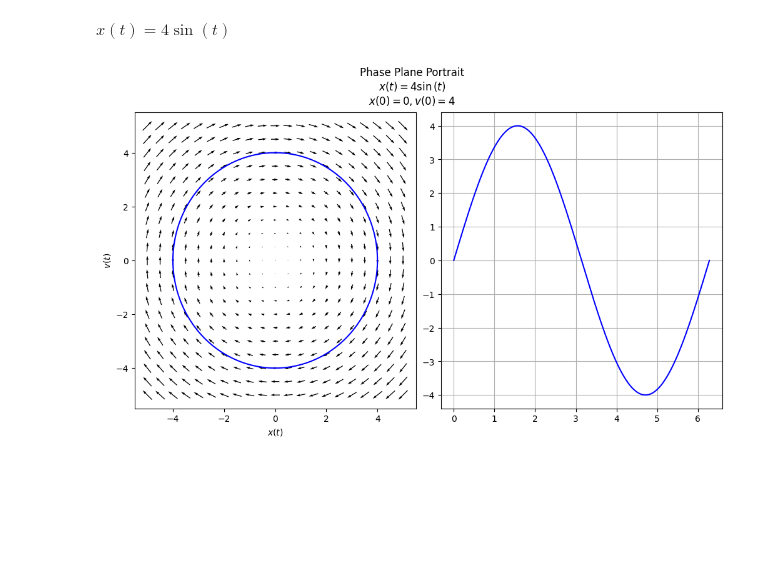
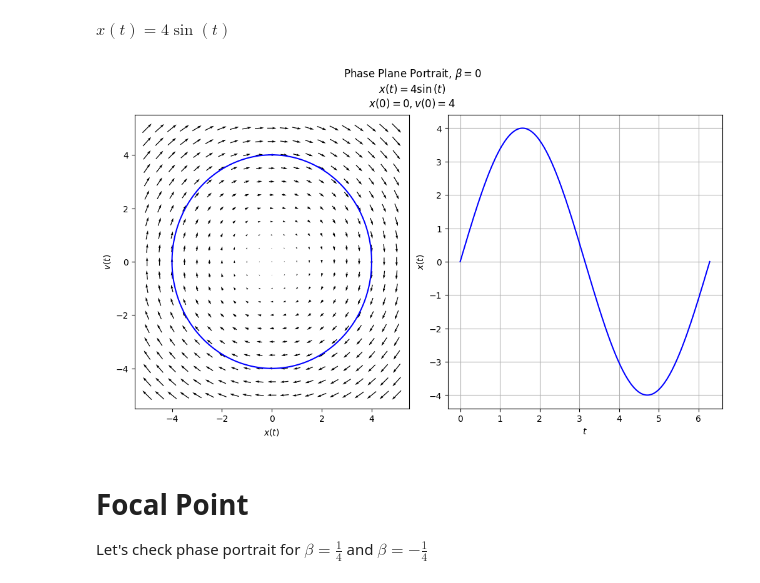
Before and after one commit to Yolonek/NonlinearDynamics, a Jupyter notebook: PhasePlanePortraits.ipynb, the cells around one changed output. Cells and saved outputs as stored; diff of their text form; code cells hidden in the pictures; blank space fills up the shorter version.

Commit message:
phase portrait finished

```diff
--- a/PhasePlanePortraits.ipynb
+++ b/PhasePlanePortraits.ipynb
@@ -103,9 +104,14 @@ x_values = evaluate_function(sol.rhs, t, t_values)
 # %%
 figure, axes = plt.subplots(1, 2, layout='constrained', figsize=(10, 6))
 phase_portrait([diff_eq_dx, diff_eq_dv], [x, v], parameters, axes[0], normalize=False)
 axes[0].plot(x_trajectory, v_trajectory, color='blue')
 axes[1].plot(t_values, x_values, color='blue')
+axes[1].set(xlabel=f'${sp.latex(t)}$', ylabel=f'${sp.latex(x)}$')
 axes[1].grid()
-_=figure.suptitle(f'Phase Plane Portrait\n${sp.latex(sol)}$\n$x(0) = {x_0}, v(0) = {v_0}$')
+_=figure.suptitle(f'Phase Plane Portrait, $\\beta = {beta_val}$\n${sp.latex(sol)}$\n$x(0) = {x_0}, v(0) = {v_0}$')
 # %% [output]
-[figure, old version]
+[figure, new version]
+# %% [markdown]
+# Focal Point
+
+Let's check phase portrait for $\beta = \frac{1}{4}$ and $\beta = - \frac{1}{4}$
```
Also changed, not shown: parts of 24 cells of this notebook, 1 other file.
